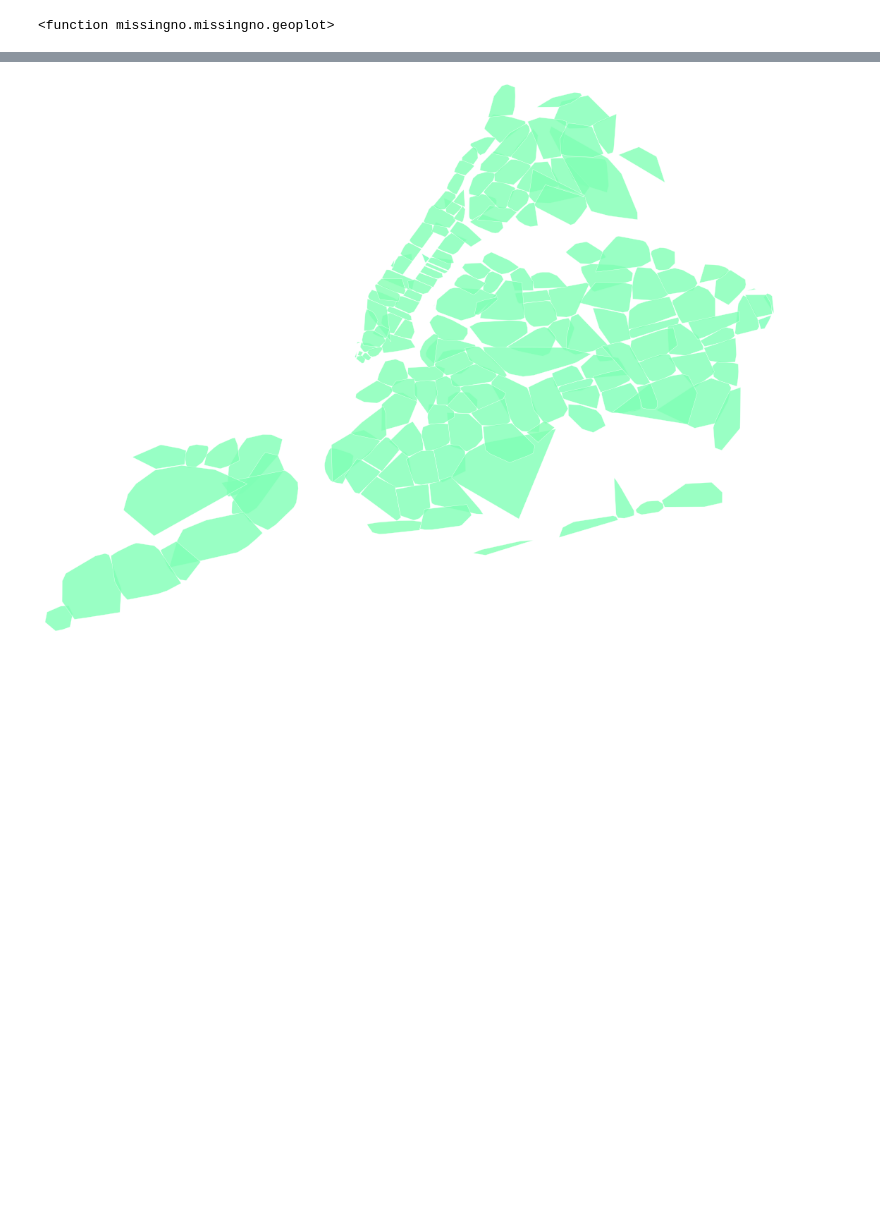
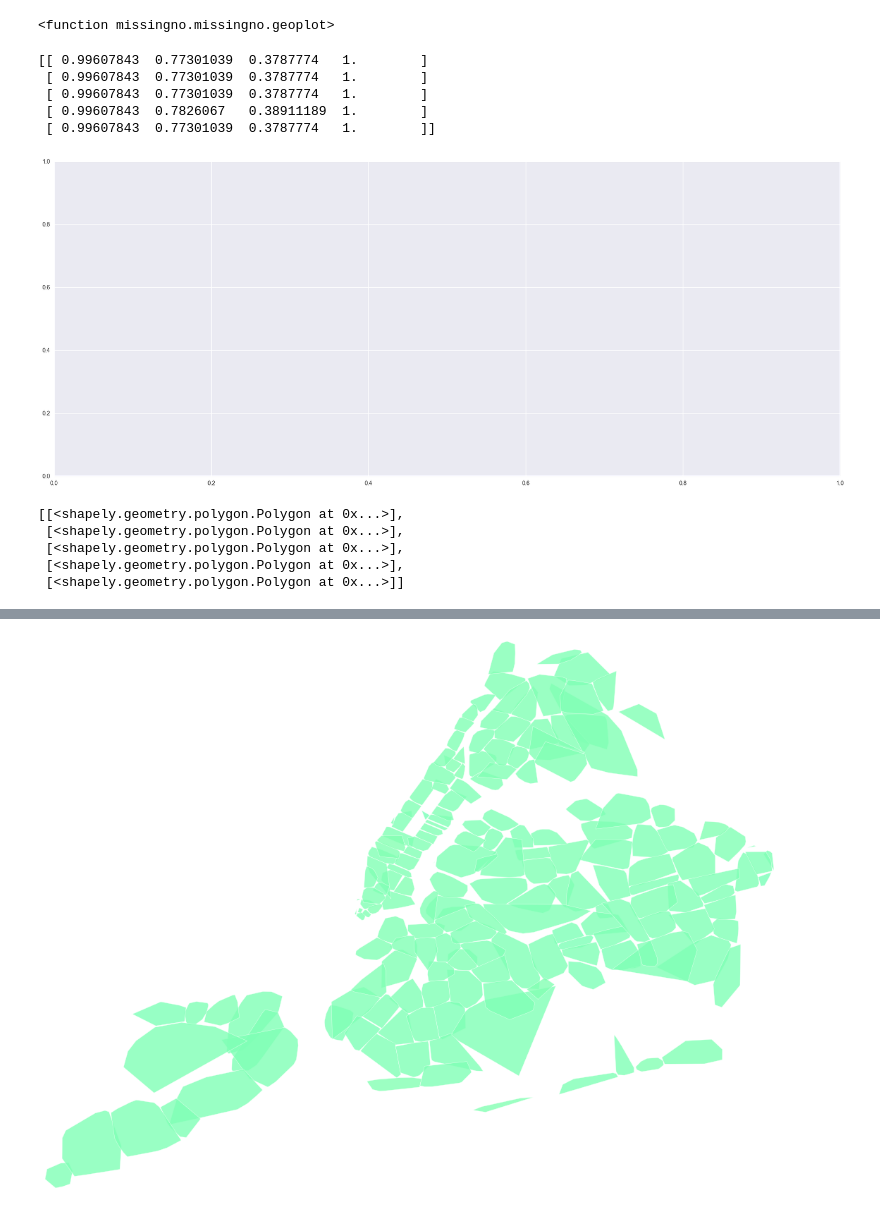
Before and after one commit to ResidentMario/missingno, a Jupyter notebook: dev2.ipynb, the cells around one changed output, grey strips where cells are left out. Saved outputs shown, nothing was run; the diff lists cells and outputs as text; code cells hidden in the pictures; blank space fills up the shorter version.

```diff
--- a/dev2.ipynb
+++ b/dev2.ipynb
@@ -20,3 +20,20 @@ def m(v):
 collisions['LOCATION'] = collisions['LOCATION'].map(m)
 # %%
 %matplotlib inline
+# %%
+polygons, colors = msno.geoplot(collisions.sample(1000), x='LONGITUDE', y='LATITUDE', by='BOROUGH')
+# %% [output]
+[[ 0.99607843  0.77301039  0.3787774   1.        ]
+ [ 0.99607843  0.77301039  0.3787774   1.        ]
+ [ 0.99607843  0.77301039  0.3787774   1.        ]
+ [ 0.99607843  0.7826067   0.38911189  1.        ]
+ [ 0.99607843  0.77301039  0.3787774   1.        ]]
+[figure, added]
+# %%
+polygons
+# %% [output]
+[[<shapely.geometry.polygon.Polygon at 0x...>],
+ [<shapely.geometry.polygon.Polygon at 0x...>],
+ [<shapely.geometry.polygon.Polygon at 0x...>],
+ [<shapely.geometry.polygon.Polygon at 0x...>],
+ [<shapely.geometry.polygon.Polygon at 0x...>]]
```
Also changed, not shown: parts of 23 cells of this notebook, 2 other files.
